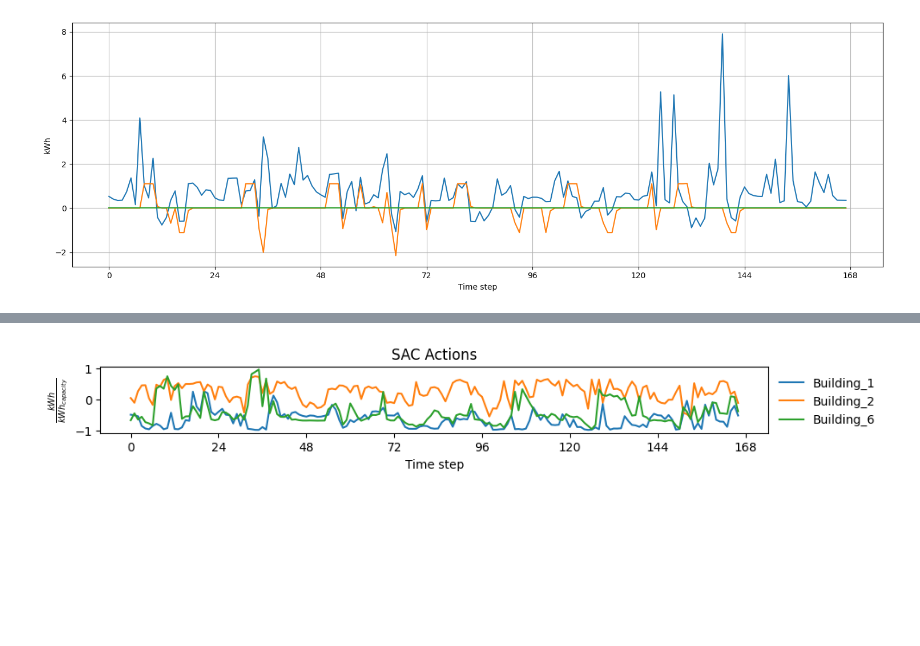
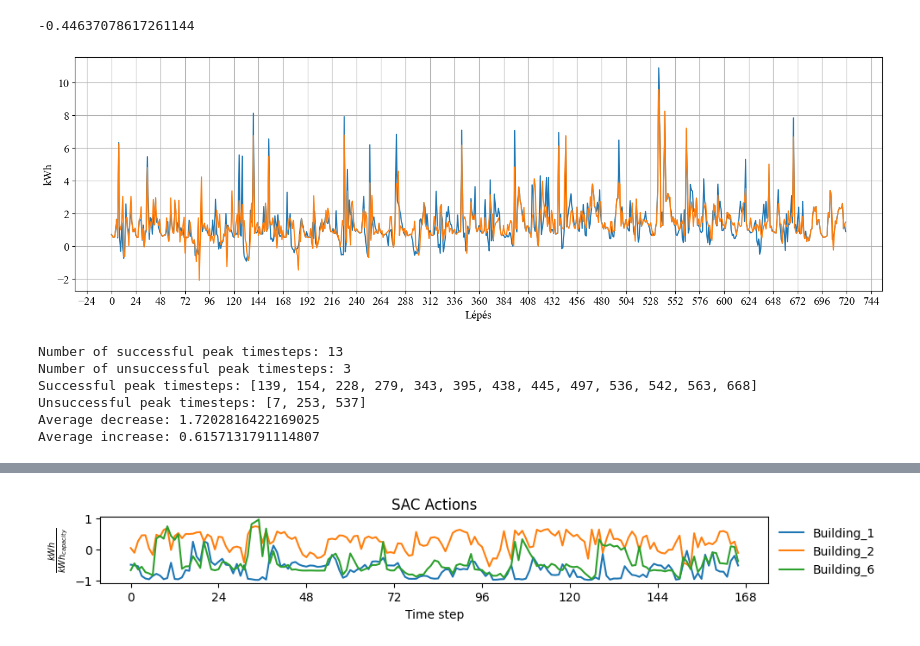
Before and after one commit to Sasmn/szakdolgozat_citylearn, a Jupyter notebook: szakdoga.ipynb, the cells around one changed output, grey strips where cells are left out. Saved outputs shown, nothing was run; the diff lists cells and outputs as text; code cells hidden in the pictures; blank space fills up the shorter version.

```diff
--- a/szakdoga.ipynb
+++ b/szakdoga.ipynb
@@ -168,11 +200,25 @@ from agents.A2C import train_a2c
 from rewardFunctions.consumptionDeviationRewardFunction import CustomRewardFunction
 
 a2c_kwargs = {
-    'learning_rate': 0.01,
-    'gamma': 0.95,
     'use_sde': True,
-    'ent_coef': 0.01
+    'vf_coef': 0.1,
+    # 'use_rms_prop': False,
+    'learning_rate': 0.02,
+    'ent_coef': 0.01,
+    'gamma': 0.999,
+    # 'normalize_advantage': True,
+    'max_grad_norm': 5,
+    'n_steps': 24,
+    'policy_kwargs': dict(
+        # net_arch=[512, 512],
+        # 'use_sde'=True,
+        # squash_output=True,
+        # ortho_init=False,
+        # lr_schedule=0.02
+    )
 }
+
+number_of_episodes = 1
 
 a2c_results = train_a2c(
     agent_kwargs=a2c_kwargs,
@@ -278,42 +425,71 @@ Number of episodes to train: 25
+# %%
+sum(sac_results["rewards_ts"]) / 720
+# %% [output]
+-0.44637078617261144
 # %%
 import matplotlib.ticker as ticker
 import matplotlib.pyplot as plt
 %matplotlib inline
 
 envs = {
     # 'RBC': rbc_results['env'],
-    'DQN': dqn_results['env'],
+    # 'DQN': dqn_results['env'],
     # 'SAC': sac_results['env'],
     # 'A2C': a2c_results['env'],
-    # 'DDPG': ddpg_env,
+    'DDPG': ddpg_results['env'],
     # 'TD3': td3_env,
-    # 'PPO': ppo_env
 }
 
 figsize = (15.0, 5)
 fig, ax = plt.subplots(1, 1, figsize=figsize)
 
 for k, v in envs.items():
+    y = v.net_electricity_consumption_without_storage
+    x = range(len(y))
+    ax.plot(x, y, label=k)
+
     y = v.net_electricity_consumption
     x = range(len(y))
     ax.plot(x, y, label=k)
 
-y = v.electrical_storage_electricity_consumption
-ax.plot(x, y, label='Battery')
-y = v.dhw_storage_electricity_consumption
-ax.plot(x, y, label='DHW storage')
+# y = v.electrical_storage_electricity_consumption
+# ax.plot(x, y, label='Battery')
+# y = v.dhw_storage_electricity_consumption
+# ax.plot(x, y, label='DHW storage')
 
 # baseline = sac_results['env'].net_electricity_consumption_without_storage
 # y_difference = [y - base for y, base in zip(v.net_electricity_consumption, baseline)]
 # ax.plot(x, y_difference, label=k)
 
-ax.set_xlabel('Time step')
+ax.set_xlabel('Lépés')
 ax.set_ylabel('kWh')
 # ax.set_xlim(120, 160)
 ax.xaxis.set_major_locator(ticker.MultipleLocator(24))
 # ax.legend(loc='upper left', bbox_to_anchor=(1.0, 1.0), framealpha=0.0)
 
 plt.grid()
 plt.tight_layout()
 # %% [output]
-[figure, old version]
+[figure, new version]
+# %%
+selected_env = sac_results["env"]
+
+avg_decrease = np.mean([(x - y) for x, y in zip(selected_env.net_electricity_consumption_without_storage, selected_env.net_electricity_consumption) if ((x > 6) and x > y)])
+avg_increase = np.mean([(y - x) for x, y in zip(selected_env.net_electricity_consumption_without_storage, selected_env.net_electricity_consumption) if ((x > 6) and x < y)])
+
+successful_peak_timesteps = [i for i, (x, y) in enumerate(zip(selected_env.net_electricity_consumption_without_storage, selected_env.net_electricity_consumption)) if (x > 6) and x > y]
+unsuccessful_peak_timesteps = [i for i, (x, y) in enumerate(zip(selected_env.net_electricity_consumption_without_storage, selected_env.net_electricity_consumption)) if (x > 6) and x < y]
+
+print(f"Number of successful peak timesteps: {len(successful_peak_timesteps)}")
+print(f"Number of unsuccessful peak timesteps: {len(unsuccessful_peak_timesteps)}")
+print(f"Successful peak timesteps: {successful_peak_timesteps}")
+print(f"Unsuccessful peak timesteps: {unsuccessful_peak_timesteps}")
+print(f"Average decrease: {avg_decrease}")
+print(f"Average increase: {avg_increase}")
+# %% [output]
+Number of successful peak timesteps: 13
+Number of unsuccessful peak timesteps: 3
+Successful peak timesteps: [139, 154, 228, 279, 343, 395, 438, 445, 497, 536, 542, 563, 668]
+Unsuccessful peak timesteps: [7, 253, 537]
+Average decrease: 1.7202816422169025
+Average increase: 0.6157131791114807
```
Also changed, not shown: parts of 38 cells of this notebook, 33 other files.
